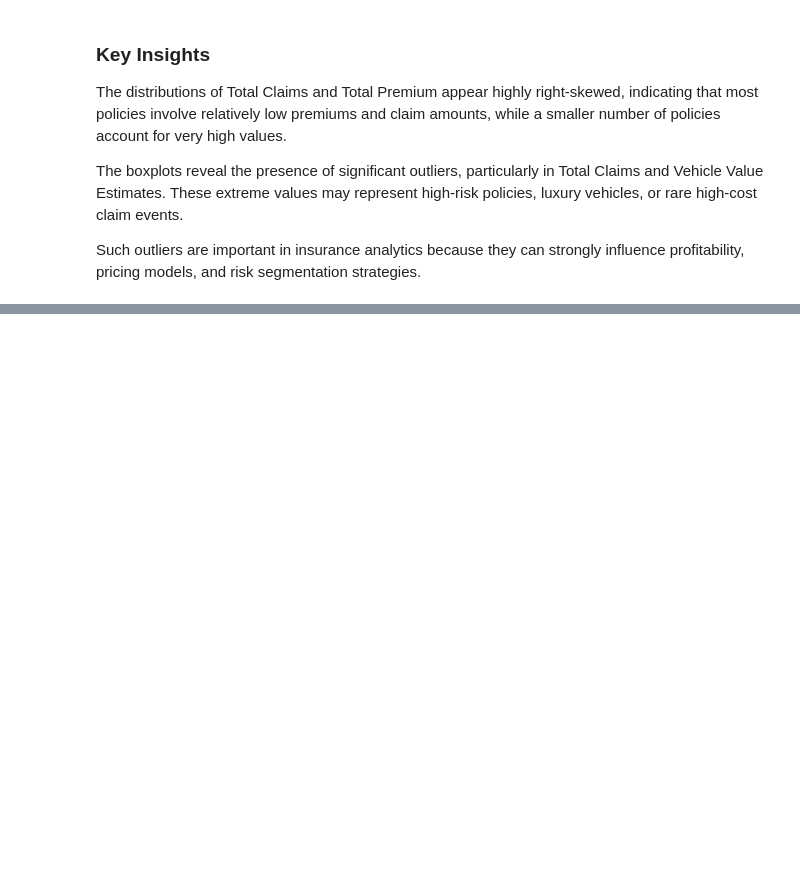
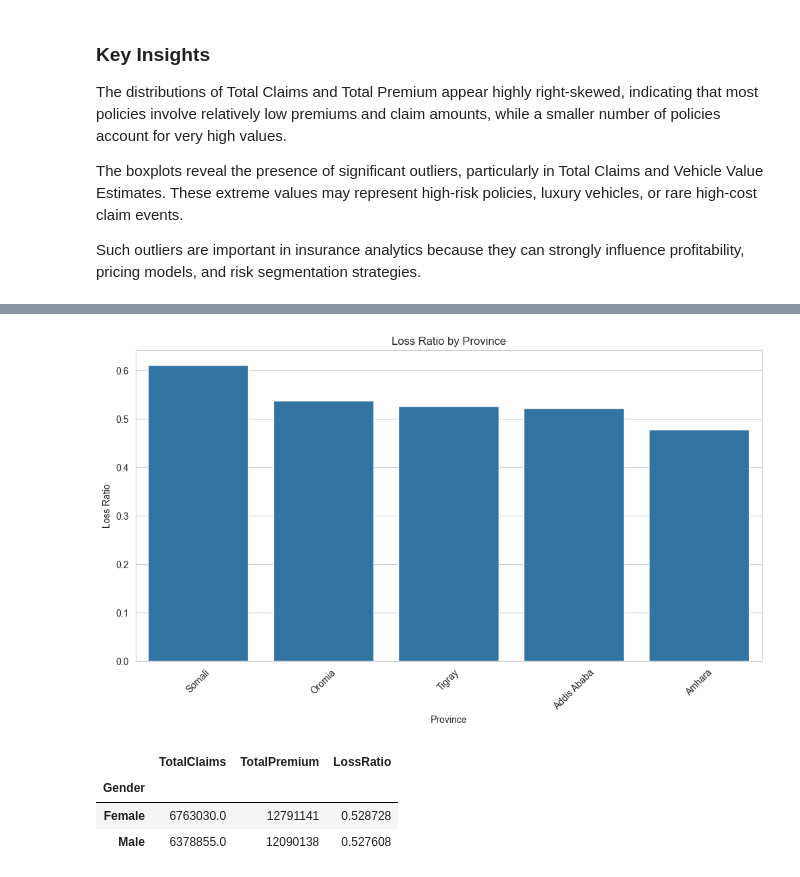
Before and after one commit to Viv-la/insurance-risk-analytics, a Jupyter notebook: notebooks/01_eda.ipynb, the cells around one changed output, grey strips where cells are left out. Drawn from its saved outputs; the diff is of its cells as text; code cells hidden in the pictures; blank space fills up the shorter version.

```diff
--- a/notebooks/01_eda.ipynb
+++ b/notebooks/01_eda.ipynb
@@ -255,0 +266,10 @@ Such outliers are important in insurance analytics because they can strongly inf
+# %%
+province_risk = df.groupby('Province')[['TotalClaims', 'TotalPremium']].sum()
+
+province_risk['LossRatio'] = (
+    province_risk['TotalClaims'] / province_risk['TotalPremium']
+)
+
+province_risk = province_risk.sort_values(by='LossRatio', ascending=False)
+
+province_risk
@@ -255,0 +284,30 @@ Such outliers are important in insurance analytics because they can strongly inf
+# %%
+plt.figure(figsize=(12,6))
+
+sns.barplot(
+    x=province_risk.index,
+    y=province_risk['LossRatio']
+)
+
+plt.title('Loss Ratio by Province')
+plt.xlabel('Province')
+plt.ylabel('Loss Ratio')
+
+plt.xticks(rotation=45)
+
+plt.show()
+# %% [output]
+[figure, added]
+# %%
+gender_risk = df.groupby('Gender')[['TotalClaims', 'TotalPremium']].sum()
+
+gender_risk['LossRatio'] = (
+    gender_risk['TotalClaims'] / gender_risk['TotalPremium']
+)
+
+gender_risk
+# %% [output]
+|  | TotalClaims | TotalPremium | LossRatio |
+| Gender |  |  |  |
+| Female | 6763030.0 | 12791141 | 0.528728 |
+| Male | 6378855.0 | 12090138 | 0.527608 |
```
Also changed, not shown: parts of 20 cells of this notebook.
